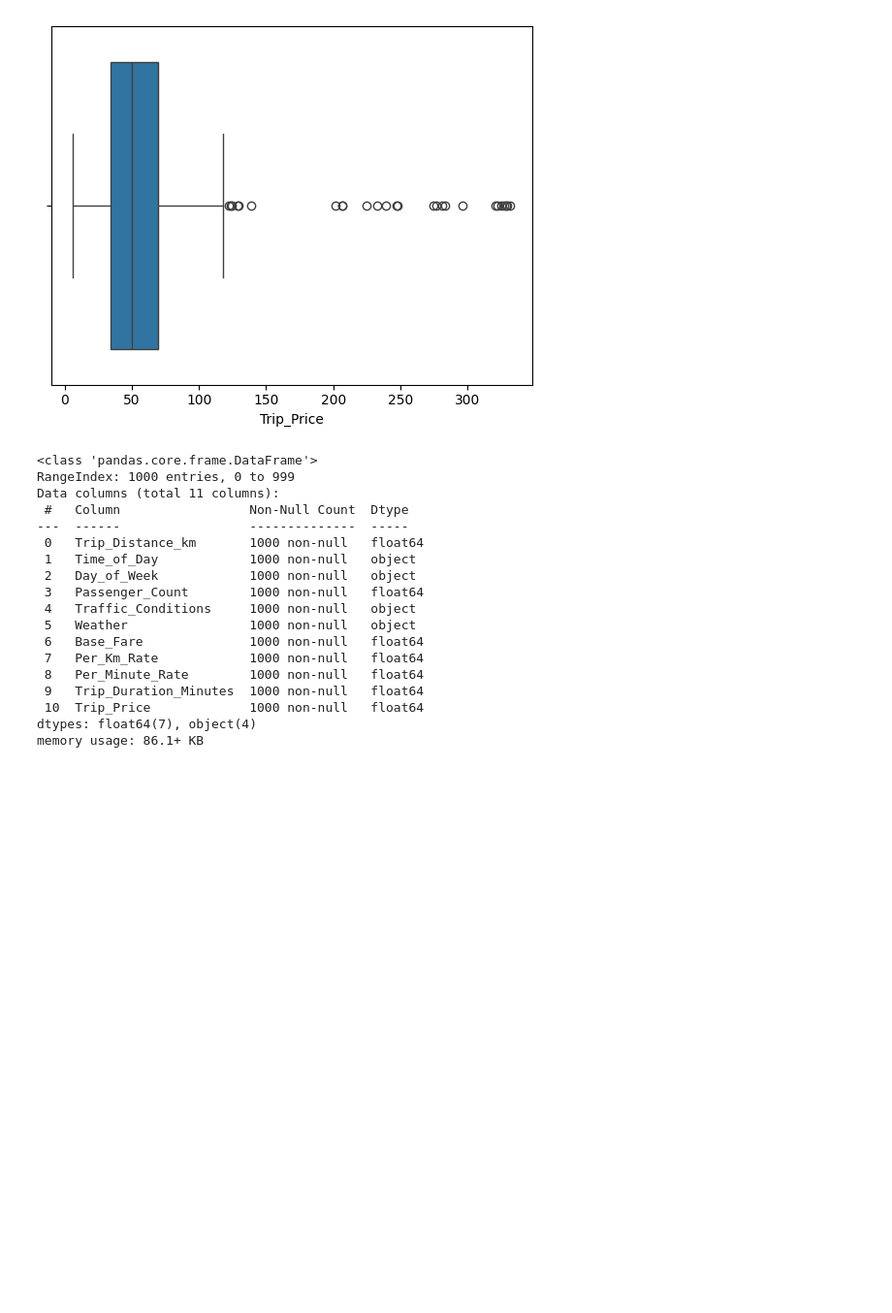
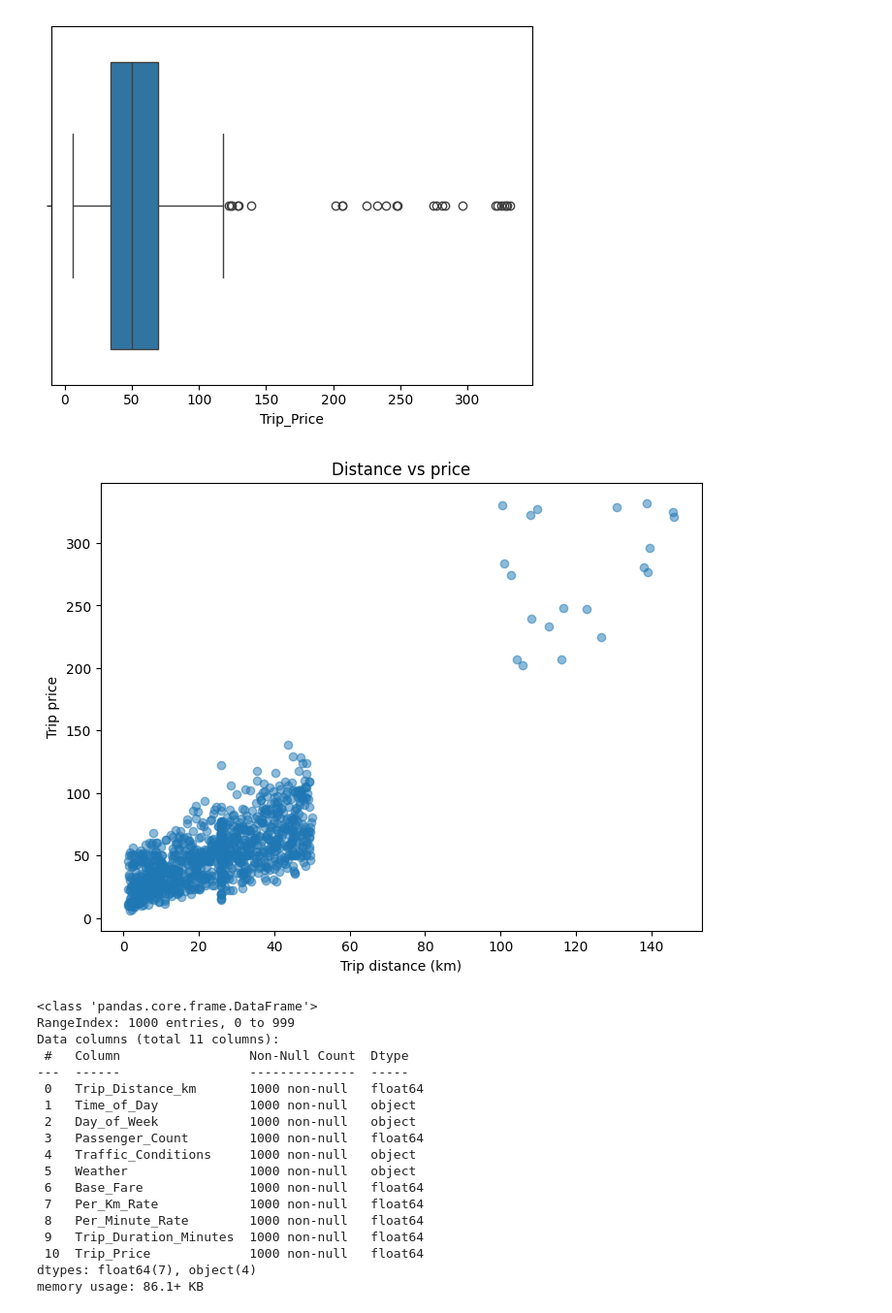
Before and after one commit to jonathanhansson/taxi-prediction-fullstack-jonathan-hansson, a Jupyter notebook: explorations/eda.ipynb, the cells around one changed output. Shown: that part at 97% size. Drawn from its saved outputs; the diff is of its cells as text; code cells hidden in the pictures; blank space fills up the shorter version.

Commit message:
A bit of plotting to see feature importance and outliers

```diff
--- a/explorations/eda.ipynb
+++ b/explorations/eda.ipynb
@@ -110,6 +110,23 @@ sns.boxplot(x='Trip_Price', data=df)
 # %% [output]
 <Axes: xlabel='Trip_Price'>
 [figure]
+# %%
+"""
+After exploring the data (both above and below) I realized 83% of the feature importance
+(in the gradient boosting algorithm) was the trip distance. BUT, I also saw that we had a couple of outliers
+above in the boxplot. With the scatterplot below I realized that I can keep the outliers, since they have about the same $cost/km
+as the shorter/cheaper rides.
+"""
+
+
+plt.figure(figsize=(8, 6))
+plt.scatter(df["Trip_Distance_km"], df["Trip_Price"], alpha=0.5)
+plt.xlabel("Trip distance (km)")
+plt.ylabel("Trip price")
+plt.title("Distance vs price")
+plt.show()
+# %% [output]
+[figure, added]
 # %%
 # This bit will be done in 'data_processing.py' later, but I am trying it out in the EDA first
 # We see that all except one column has 50 missing values
```
Also changed, not shown: parts of 12 cells of this notebook.
